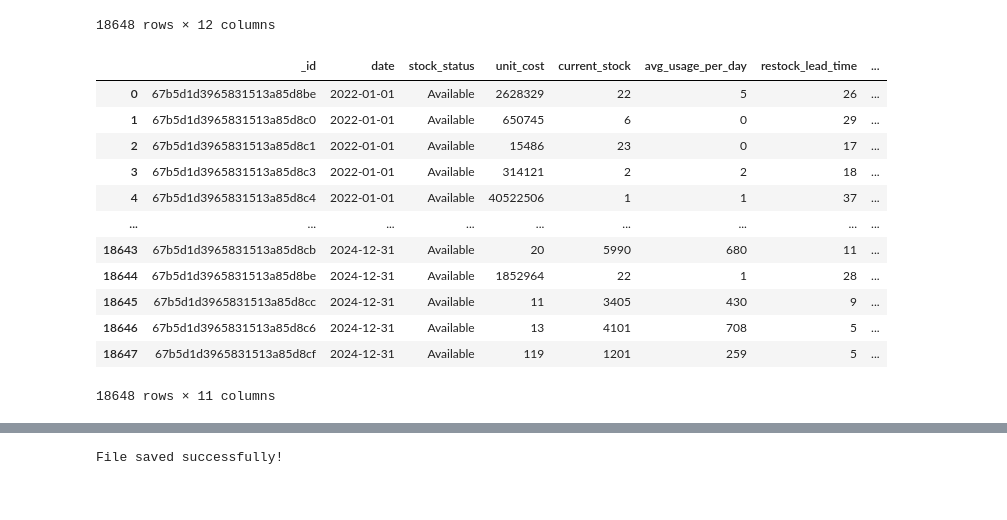
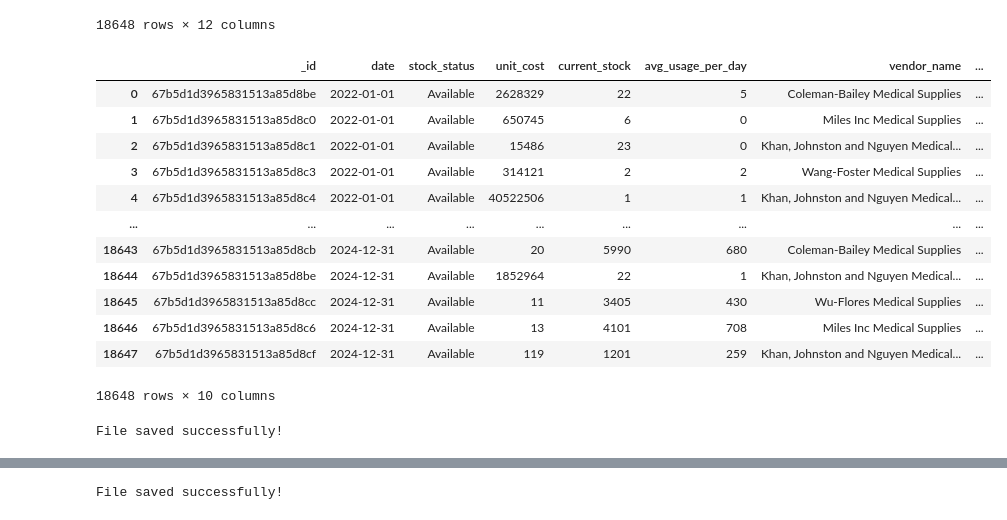
Before and after one commit to KubangPawis/hospital-inventory-demand-forecasting, a Jupyter notebook: synthetic_data_gen.ipynb, the cells around one changed output, grey strips where cells are left out. Cells and saved outputs as stored; diff of their text form; code cells hidden in the pictures.

```diff
--- a/synthetic_data_gen.ipynb
+++ b/synthetic_data_gen.ipynb
@@ -860,19 +860,28 @@ stock_listing_df1
 18648 rows × 12 columns
 # %%
 # Remove title column
-stock_listing_df1 = stock_listing_df1.drop('title', axis=1)
+stock_listing_df1 = stock_listing_df1.drop(['title', 'restock_lead_time'], axis=1)
 stock_listing_df1
 # %% [output]
-|  | _id | date | stock_status | unit_cost | current_stock | avg_usage_per_day | restock_lead_time | ... |
-| 0 | 67b5d1d3965831513a85d8be | 2022-01-01 | Available | 2628329 | 22 | 5 | 26 | ... |
-| 1 | 67b5d1d3965831513a85d8c0 | 2022-01-01 | Available | 650745 | 6 | 0 | 29 | ... |
-| 2 | 67b5d1d3965831513a85d8c1 | 2022-01-01 | Available | 15486 | 23 | 0 | 17 | ... |
-| 3 | 67b5d1d3965831513a85d8c3 | 2022-01-01 | Available | 314121 | 2 | 2 | 18 | ... |
-| 4 | 67b5d1d3965831513a85d8c4 | 2022-01-01 | Available | 40522506 | 1 | 1 | 37 | ... |
+|  | _id | date | stock_status | unit_cost | current_stock | avg_usage_per_day | vendor_name | ... |
+| 0 | 67b5d1d3965831513a85d8be | 2022-01-01 | Available | 2628329 | 22 | 5 | Coleman-Bailey Medical Supplies | ... |
+| 1 | 67b5d1d3965831513a85d8c0 | 2022-01-01 | Available | 650745 | 6 | 0 | Miles Inc Medical Supplies | ... |
+| 2 | 67b5d1d3965831513a85d8c1 | 2022-01-01 | Available | 15486 | 23 | 0 | Khan, Johnston and Nguyen Medical... | ... |
+| 3 | 67b5d1d3965831513a85d8c3 | 2022-01-01 | Available | 314121 | 2 | 2 | Wang-Foster Medical Supplies | ... |
+| 4 | 67b5d1d3965831513a85d8c4 | 2022-01-01 | Available | 40522506 | 1 | 1 | Khan, Johnston and Nguyen Medical... | ... |
 | ... | ... | ... | ... | ... | ... | ... | ... | ... |
-| 18643 | 67b5d1d3965831513a85d8cb | 2024-12-31 | Available | 20 | 5990 | 680 | 11 | ... |
-| 18644 | 67b5d1d3965831513a85d8be | 2024-12-31 | Available | 1852964 | 22 | 1 | 28 | ... |
-| 18645 | 67b5d1d3965831513a85d8cc | 2024-12-31 | Available | 11 | 3405 | 430 | 9 | ... |
-| 18646 | 67b5d1d3965831513a85d8c6 | 2024-12-31 | Available | 13 | 4101 | 708 | 5 | ... |
-| 18647 | 67b5d1d3965831513a85d8cf | 2024-12-31 | Available | 119 | 1201 | 259 | 5 | ... |
+| 18643 | 67b5d1d3965831513a85d8cb | 2024-12-31 | Available | 20 | 5990 | 680 | Coleman-Bailey Medical Supplies | ... |
+| 18644 | 67b5d1d3965831513a85d8be | 2024-12-31 | Available | 1852964 | 22 | 1 | Khan, Johnston and Nguyen Medical... | ... |
+| 18645 | 67b5d1d3965831513a85d8cc | 2024-12-31 | Available | 11 | 3405 | 430 | Wu-Flores Medical Supplies | ... |
+| 18646 | 67b5d1d3965831513a85d8c6 | 2024-12-31 | Available | 13 | 4101 | 708 | Miles Inc Medical Supplies | ... |
+| 18647 | 67b5d1d3965831513a85d8cf | 2024-12-31 | Available | 119 | 1201 | 259 | Khan, Johnston and Nguyen Medical... | ... |
-18648 rows × 11 columns
+18648 rows × 10 columns
+# %%
+# Export stock_listing_v2_1.json (used for model training only!)
+if not os.path.exists('./data/stock_listing_v2_1.json'):
+    stock_listing_df1.to_json('./data/stock_listing_v2_1.json', orient='records')
+    print('File saved successfully!')
+else:
+    print('File already exists!')
+# %% [output]
+File saved successfully!
```
Also changed, not shown: parts of 8 cells of this notebook, 4 other files.
